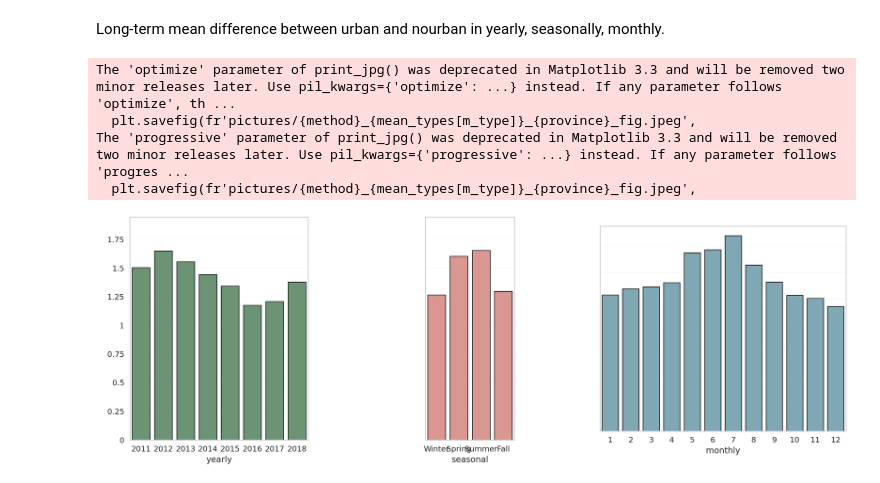
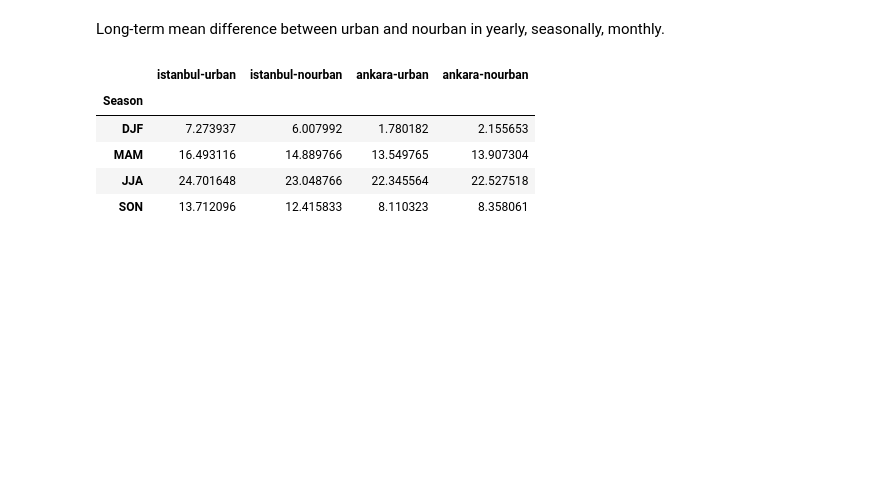
Before and after one commit to donmezkutay/ATMOS22-Paper-Codes, a Jupyter notebook: station_analysis.ipynb, the cells around one changed output. Saved outputs shown, nothing was run; the diff lists cells and outputs as text; code cells hidden in the pictures; blank space fills up the shorter version.

```diff
--- a/station_analysis.ipynb
+++ b/station_analysis.ipynb
@@ -110,14 +131,0 @@ for luse in luses:
-# %%
-import seaborn as sns
-
-# method
-method = 'mean_diff_urban_nourban'
-
-# plot mean difference
-plot_station_mean_difference(dict_luse, mean_types, luses, method, province)
-# %% [output]
-The 'optimize' parameter of print_jpg() was deprecated in Matplotlib 3.3 and will be removed two minor releases later. Use pil_kwargs={'optimize': ...} instead. If any parameter follows 'optimize', th ...
-  plt.savefig(fr'pictures/{method}_{mean_types[m_type]}_{province}_fig.jpeg',
-The 'progressive' parameter of print_jpg() was deprecated in Matplotlib 3.3 and will be removed two minor releases later. Use pil_kwargs={'progressive': ...} instead. If any parameter follows 'progres ...
-  plt.savefig(fr'pictures/{method}_{mean_types[m_type]}_{province}_fig.jpeg',
-[figure, removed]
@@ -123,0 +141,10 @@ The 'progressive' parameter of print_jpg() was deprecated in Matplotlib 3.3 and
+# %%
+# sample data
+concat_means['seasonal']
+# %% [output]
+|  | istanbul-urban | istanbul-nourban | ankara-urban | ankara-nourban |
+| Season |  |  |  |  |
+| DJF | 7.273937 | 6.007992 | 1.780182 | 2.155653 |
+| MAM | 16.493116 | 14.889766 | 13.549765 | 13.907304 |
+| JJA | 24.701648 | 23.048766 | 22.345564 | 22.527518 |
+| SON | 13.712096 | 12.415833 | 8.110323 | 8.358061 |
```
Also changed, not shown: parts of 10 cells of this notebook, 2 other files.
